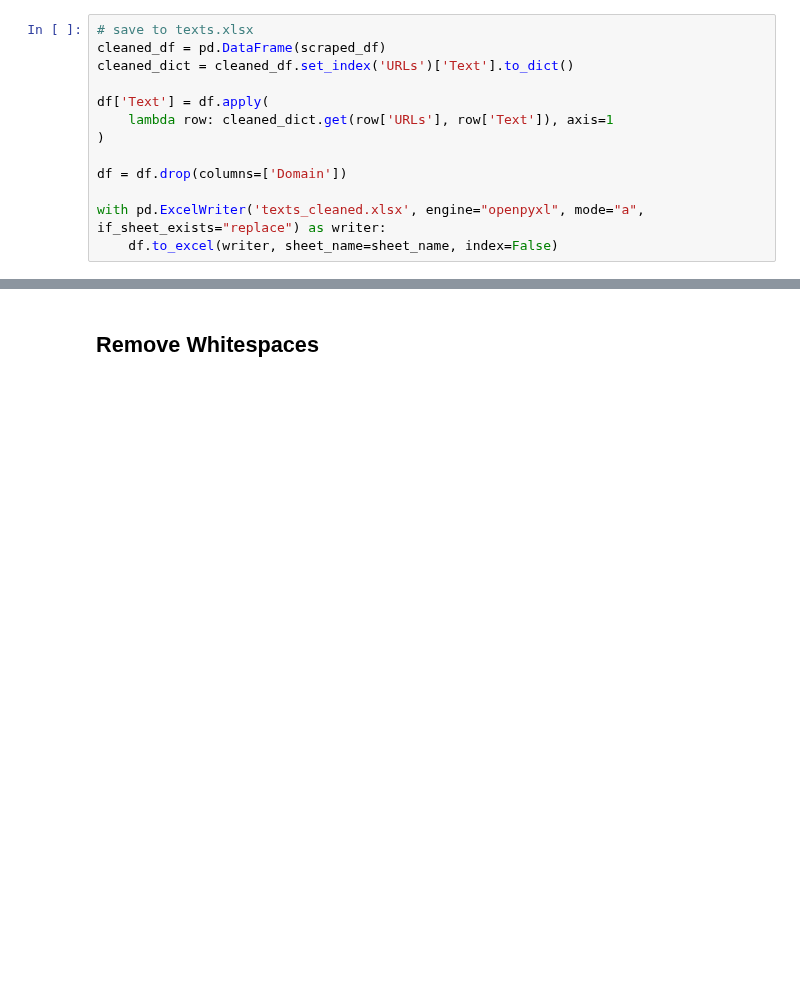
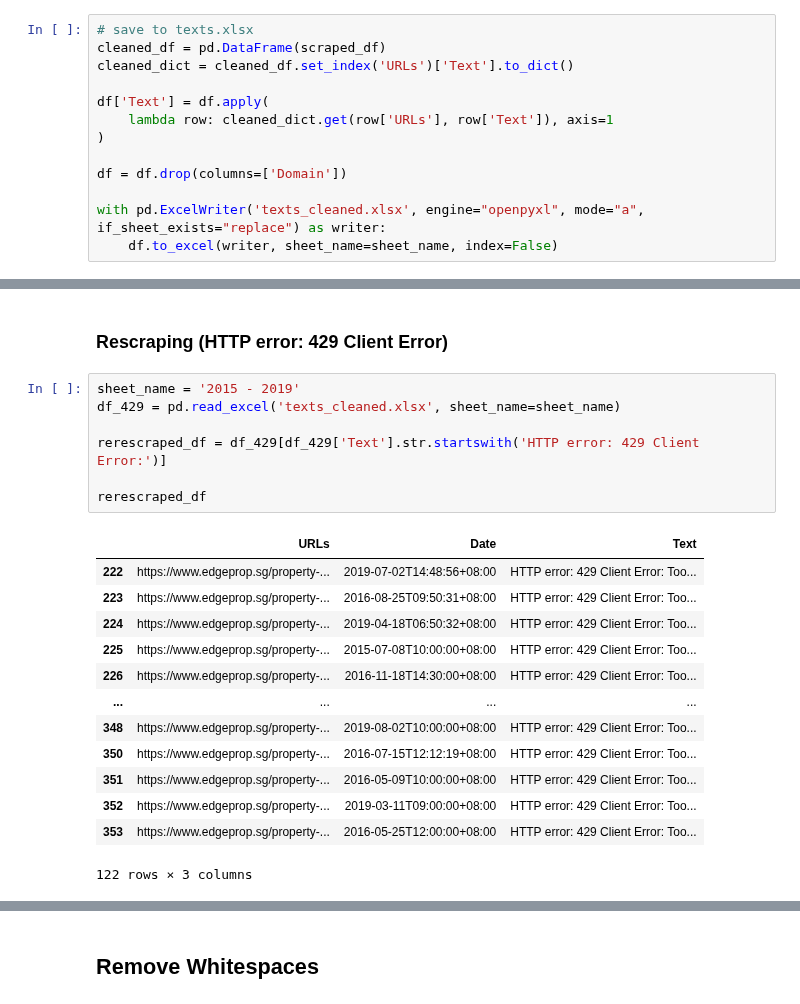
Before and after one commit to loowenwen/jtc-market-sentiments, a Jupyter notebook: data_cleaning.ipynb, the cells around one changed output, grey strips where cells are left out. Saved outputs shown, nothing was run; the diff lists cells and outputs as text; blank space fills up the shorter version.

```diff
--- a/data_cleaning.ipynb
+++ b/data_cleaning.ipynb
@@ -179,0 +283,23 @@ with pd.ExcelWriter('texts_cleaned.xlsx', engine="openpyxl", mode="a", if_sheet_
+# %% [markdown]
+### Rescraping (HTTP error: 429 Client Error)
+# %%
+sheet_name = '2015 - 2019'
+df_429 = pd.read_excel('texts_cleaned.xlsx', sheet_name=sheet_name)
+
+rerescraped_df = df_429[df_429['Text'].str.startswith('HTTP error: 429 Client Error:')]
+
+rerescraped_df
+# %% [output]
+|  | URLs | Date | Text |
+| 222 | https://www.edgeprop.sg/property-... | 2019-07-02T14:48:56+08:00 | HTTP error: 429 Client Error: Too... |
+| 223 | https://www.edgeprop.sg/property-... | 2016-08-25T09:50:31+08:00 | HTTP error: 429 Client Error: Too... |
+| 224 | https://www.edgeprop.sg/property-... | 2019-04-18T06:50:32+08:00 | HTTP error: 429 Client Error: Too... |
+| 225 | https://www.edgeprop.sg/property-... | 2015-07-08T10:00:00+08:00 | HTTP error: 429 Client Error: Too... |
+| 226 | https://www.edgeprop.sg/property-... | 2016-11-18T14:30:00+08:00 | HTTP error: 429 Client Error: Too... |
+| ... | ... | ... | ... |
+| 348 | https://www.edgeprop.sg/property-... | 2019-08-02T10:00:00+08:00 | HTTP error: 429 Client Error: Too... |
+| 350 | https://www.edgeprop.sg/property-... | 2016-07-15T12:12:19+08:00 | HTTP error: 429 Client Error: Too... |
+| 351 | https://www.edgeprop.sg/property-... | 2016-05-09T10:00:00+08:00 | HTTP error: 429 Client Error: Too... |
+| 352 | https://www.edgeprop.sg/property-... | 2019-03-11T09:00:00+08:00 | HTTP error: 429 Client Error: Too... |
+| 353 | https://www.edgeprop.sg/property-... | 2016-05-25T12:00:00+08:00 | HTTP error: 429 Client Error: Too... |
+122 rows × 3 columns
```
Also changed, not shown: parts of 14 cells of this notebook, 4 other files.
